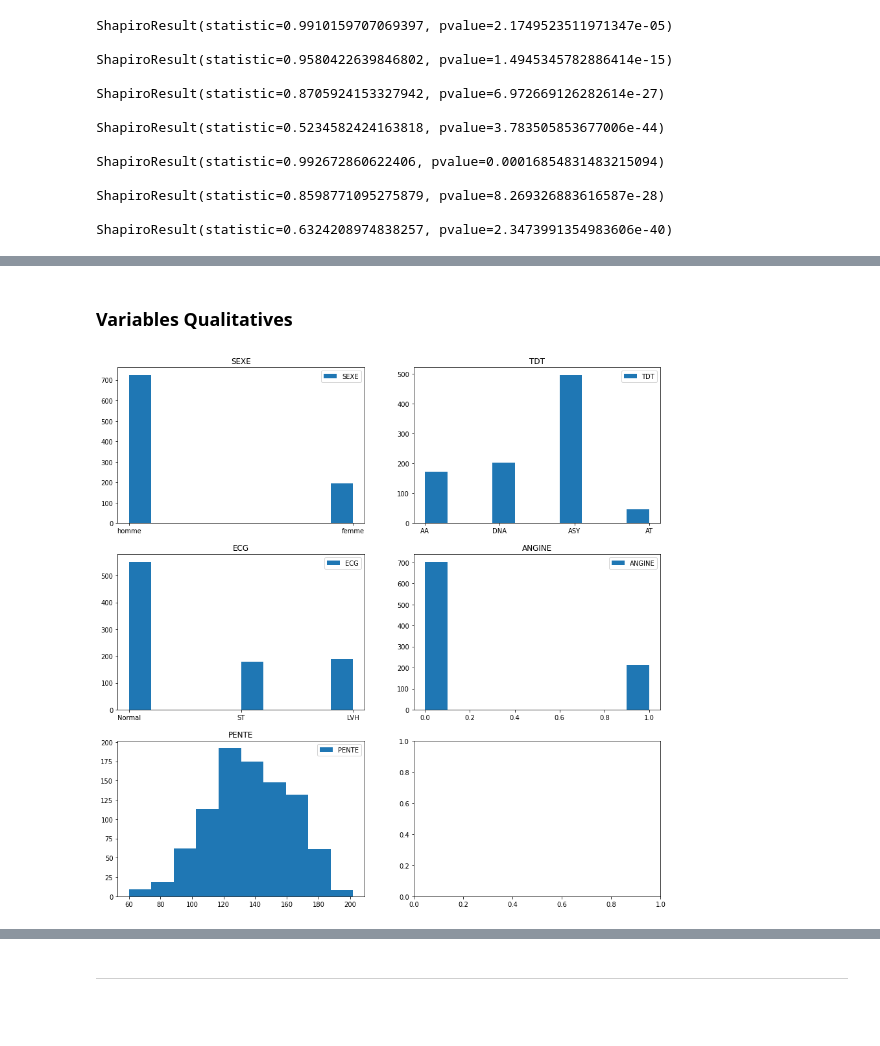
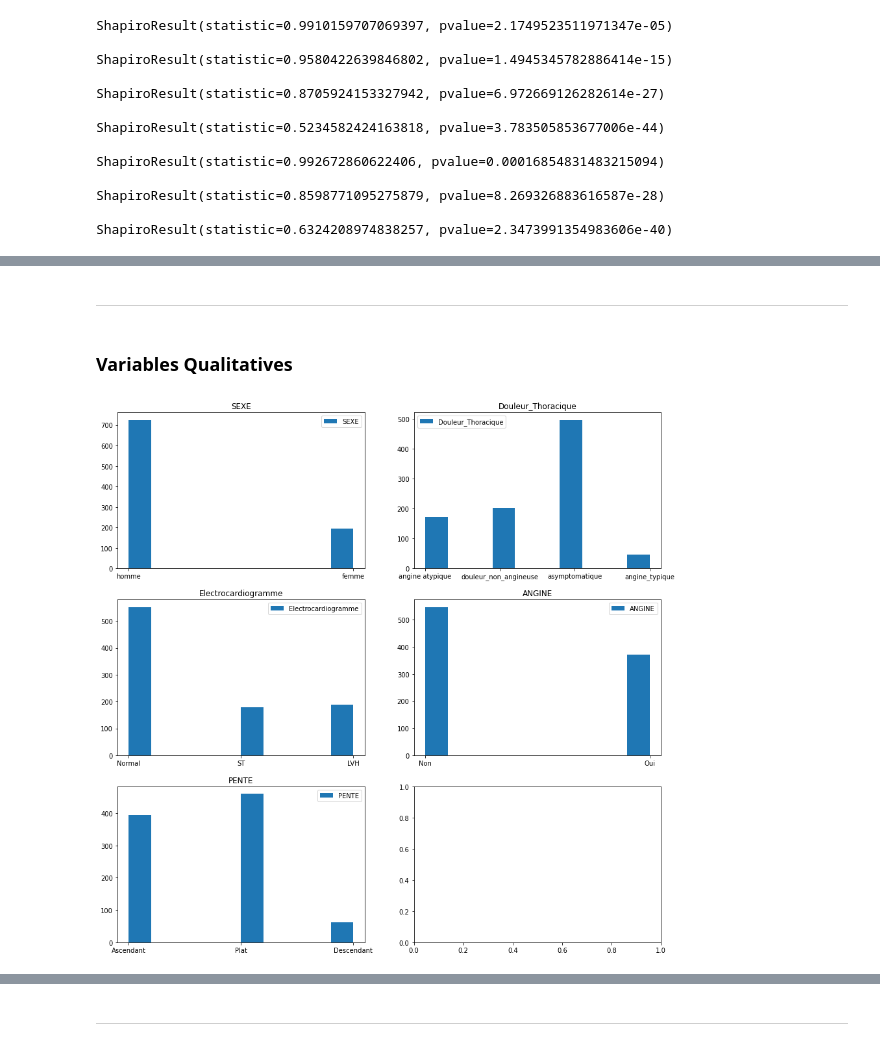
Before and after one commit to Mexiale/Heart_Desease-Prediction, a Jupyter notebook: EDA Heart_Desease.ipynb, the cells around one changed output, grey strips where cells are left out. Saved outputs shown, nothing was run; the diff lists cells and outputs as text; code cells hidden in the pictures; blank space fills up the shorter version.

Commit message:
Improved visualization

```diff
--- a/EDA Heart_Desease.ipynb
+++ b/EDA Heart_Desease.ipynb
@@ -35,3 +35,9 @@ df.head(15)
 | 12 | 39 | homme | AA | 120 | 204 | 0 | Normal | 145 | Non | 0.0 | ... |
 | 13 | 49 | homme | ASY | 140 | 234 | 0 | Normal | 140 | Oui | 1.0 | ... |
 | 14 | 42 | femme | DNA | 115 | 211 | 0 | ST | 137 | Non | 0.0 | ... |
+# %%
+df = df.rename(columns={'TDT': 'Douleur_Thoracique','PAR':'Pression_Arterielle','GAJ':'Glycémie','ECG':'Electrocardiogramme','FCMAX':'Frequence_Cardiaque_Max'})
+# %%
+df['Douleur_Thoracique']= df['Douleur_Thoracique'].replace({'AT':'angine_typique','AA':'angine atypique','DNA':'douleur_non_angineuse','ASY':'asymptomatique'})
+df['Electrocardiogramme']= df['Electrocardiogramme'].replace({'ST':'Anomalie_ST','HVG':'hypertrophie_ventriculaire_gauche'})
+df.head(15)
@@ -168,38 +171,40 @@ sns.boxplot( df['DEPRESSION'] )
+# %% [markdown]
+**************************************************
 # %% [markdown]
 ### Variables Qualitatives
 # %%
 plt.rcParams["figure.figsize"] = 15, 15
 
 fig, ax = plt.subplots(3, 2)
 
 #
 ax[0, 0].hist(df.SEXE, label = "SEXE")
 ax[0, 0].set_title("SEXE", size = 12)
 ax[0, 0].legend()
 
-ax[0, 1].hist(df.TDT, label = "TDT")
-ax[0, 1].set_title("TDT", size = 12)
+ax[0, 1].hist(df.Douleur_Thoracique, label = "Douleur_Thoracique")
+ax[0, 1].set_title("Douleur_Thoracique", size = 12)
 ax[0, 1].legend()
 
 
 #
-ax[1, 0].hist(df.ECG,label = "ECG")
-ax[1, 0].set_title("ECG", size = 12)
+ax[1, 0].hist(df.Electrocardiogramme,label = "Electrocardiogramme")
+ax[1, 0].set_title("Electrocardiogramme", size = 12)
 ax[1, 0].legend()
 
-ax[1, 1].hist(df.GAJ, label = "ANGINE")
+ax[1, 1].hist(df.ANGINE, label = "ANGINE")
 ax[1, 1].set_title("ANGINE", size = 12)
 ax[1, 1].legend()
 
 
 #
-ax[2, 0].hist(df.FCMAX, label = "PENTE")
+ax[2, 0].hist(df.PENTE, label = "PENTE")
 ax[2, 0].set_title("PENTE", size = 12)
 ax[2, 0].legend()
 
 plt.show()
 # %% [output]
-[figure, old version]
+[figure, new version]
 # %%
 for col in Data_Quali:
     plt.figure(figsize=(5, 8))
```
Also changed, not shown: parts of 23 cells of this notebook.
